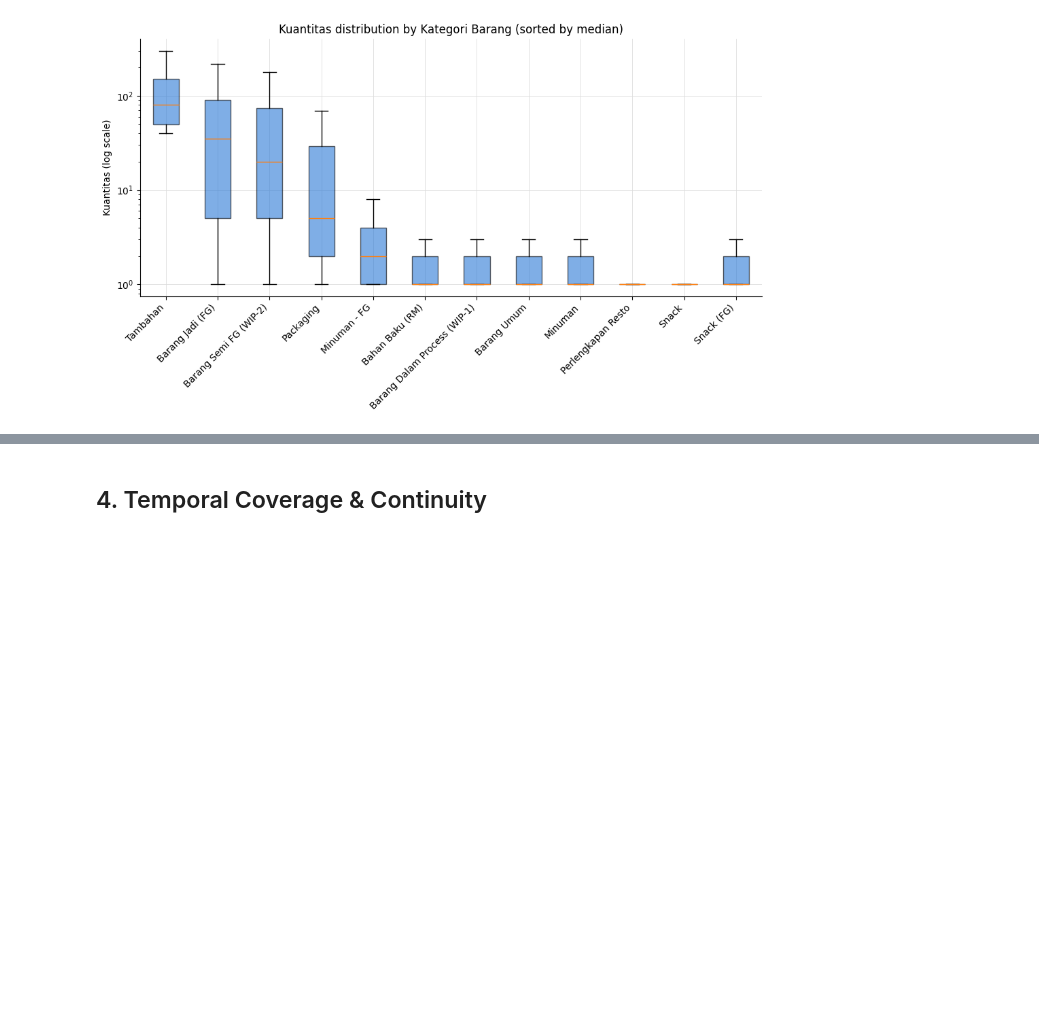
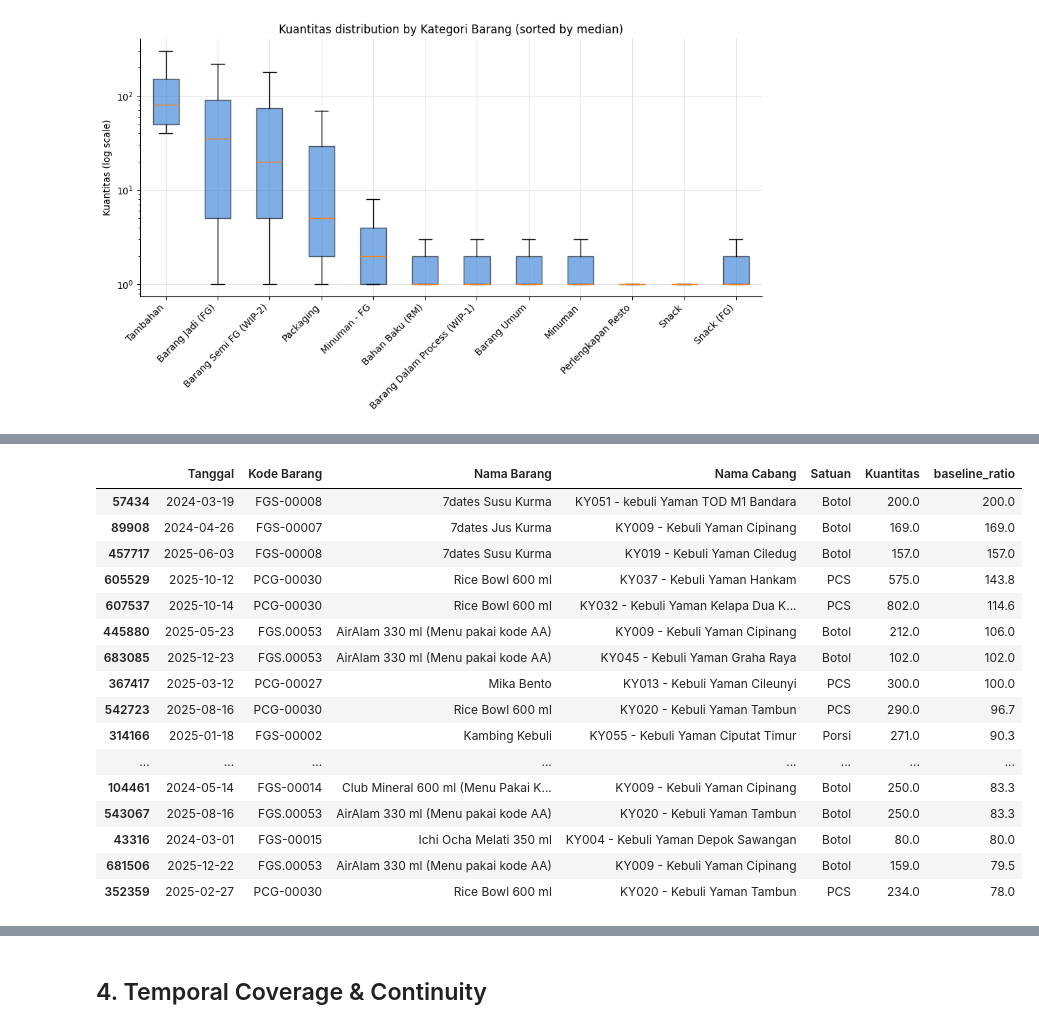
Before and after one commit to ramapdp/forecast-scm, a Jupyter notebook: notebook/eda.ipynb, the cells around one changed output, grey strips where cells are left out. Cells and saved outputs as stored; diff of their text form; code cells hidden in the pictures; blank space fills up the shorter version.

```diff
--- a/notebook/eda.ipynb
+++ b/notebook/eda.ipynb
@@ -346,0 +360,33 @@ display(extreme_rows)
+# %%
+MIN_PAIR_HISTORY = 30  # item-branch pairs with fewer rows than this get an unstable baseline
+
+not_discontinued = ~df["Kode Barang"].str.startswith("xxx.")
+pair_cols = ["Kode Barang", "Nama Cabang"]
+pair_counts = df.groupby(pair_cols, observed=True)["Kuantitas"].transform("count")
+pair_median = df.groupby(pair_cols, observed=True)["Kuantitas"].transform("median")
+
+eligible = df[not_discontinued & (pair_counts >= MIN_PAIR_HISTORY) & (pair_median > 0)].copy()
+eligible["baseline_ratio"] = eligible["Kuantitas"] / pair_median[eligible.index]
+
+top_by_ratio = eligible.nlargest(20, "baseline_ratio")[
+    ["Tanggal", "Kode Barang", "Nama Barang", "Nama Cabang", "Satuan", "Kuantitas", "baseline_ratio"]
+]
+display(top_by_ratio.round({"baseline_ratio": 1}))
+# %% [output]
+|  | Tanggal | Kode Barang | Nama Barang | Nama Cabang | Satuan | Kuantitas | baseline_ratio |
+| 57434 | 2024-03-19 | FGS-00008 | 7dates Susu Kurma | KY051 - kebuli Yaman TOD M1 Bandara | Botol | 200.0 | 200.0 |
+| 89908 | 2024-04-26 | FGS-00007 | 7dates Jus Kurma | KY009 - Kebuli Yaman Cipinang | Botol | 169.0 | 169.0 |
+| 457717 | 2025-06-03 | FGS-00008 | 7dates Susu Kurma | KY019 - Kebuli Yaman Ciledug | Botol | 157.0 | 157.0 |
+| 605529 | 2025-10-12 | PCG-00030 | Rice Bowl 600 ml | KY037 - Kebuli Yaman Hankam | PCS | 575.0 | 143.8 |
+| 607537 | 2025-10-14 | PCG-00030 | Rice Bowl 600 ml | KY032 - Kebuli Yaman Kelapa Dua K... | PCS | 802.0 | 114.6 |
+| 445880 | 2025-05-23 | FGS.00053 | AirAlam 330 ml (Menu pakai kode AA) | KY009 - Kebuli Yaman Cipinang | Botol | 212.0 | 106.0 |
+| 683085 | 2025-12-23 | FGS.00053 | AirAlam 330 ml (Menu pakai kode AA) | KY045 - Kebuli Yaman Graha Raya | Botol | 102.0 | 102.0 |
+| 367417 | 2025-03-12 | PCG-00027 | Mika Bento | KY013 - Kebuli Yaman Cileunyi | PCS | 300.0 | 100.0 |
+| 542723 | 2025-08-16 | PCG-00030 | Rice Bowl 600 ml | KY020 - Kebuli Yaman Tambun | PCS | 290.0 | 96.7 |
+| 314166 | 2025-01-18 | FGS-00002 | Kambing Kebuli | KY055 - Kebuli Yaman Ciputat Timur | Porsi | 271.0 | 90.3 |
+| ... | ... | ... | ... | ... | ... | ... | ... |
+| 104461 | 2024-05-14 | FGS-00014 | Club Mineral 600 ml (Menu Pakai K... | KY009 - Kebuli Yaman Cipinang | Botol | 250.0 | 83.3 |
+| 543067 | 2025-08-16 | FGS.00053 | AirAlam 330 ml (Menu pakai kode AA) | KY020 - Kebuli Yaman Tambun | Botol | 250.0 | 83.3 |
+| 43316 | 2024-03-01 | FGS-00015 | Ichi Ocha Melati 350 ml | KY004 - Kebuli Yaman Depok Sawangan | Botol | 80.0 | 80.0 |
+| 681506 | 2025-12-22 | FGS.00053 | AirAlam 330 ml (Menu pakai kode AA) | KY009 - Kebuli Yaman Cipinang | Botol | 159.0 | 79.5 |
+| 352359 | 2025-02-27 | PCG-00030 | Rice Bowl 600 ml | KY020 - Kebuli Yaman Tambun | PCS | 234.0 | 78.0 |
```
Also changed, not shown: parts of 7 cells of this notebook, 4 other files.
